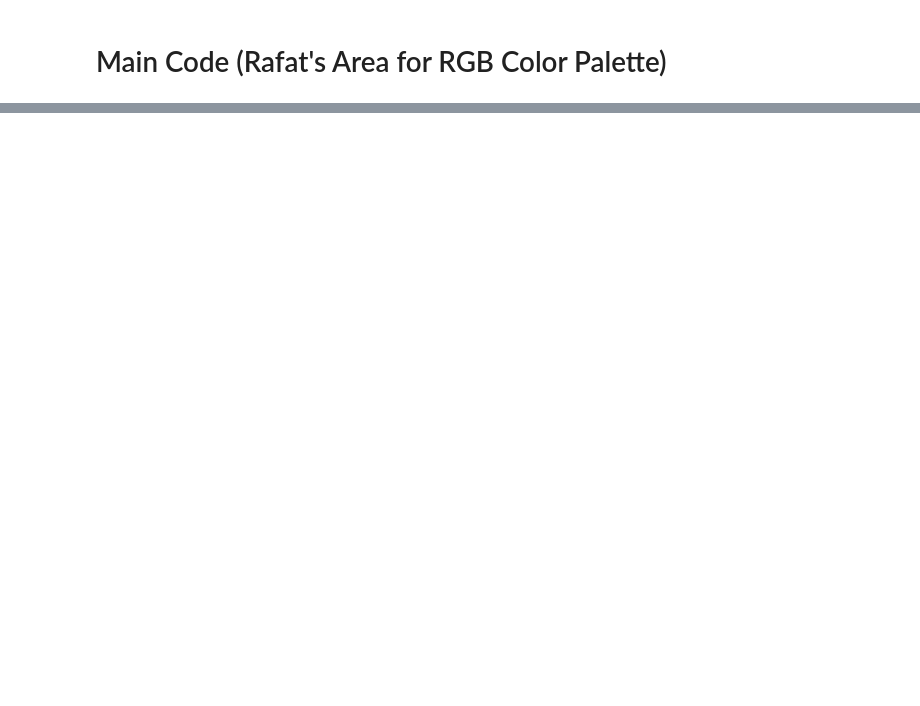
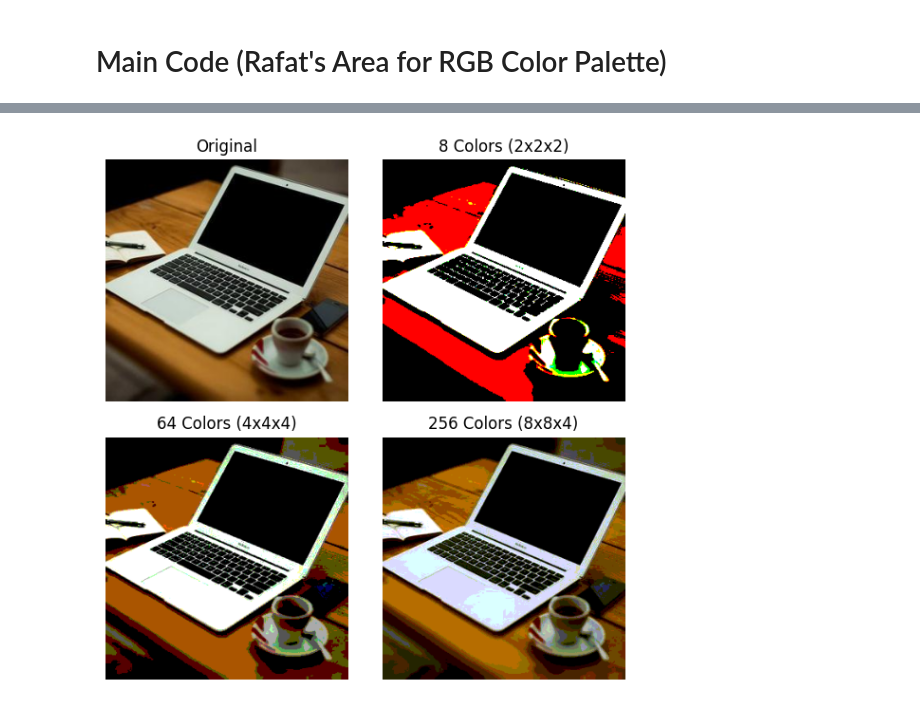
Before and after one commit to rafat-alam/ML, a Jupyter notebook: Color-Palette.ipynb, the cells around one changed output, grey strips where cells are left out. Drawn from its saved outputs; the diff is of its cells as text; code cells hidden in the pictures; blank space fills up the shorter version.

```diff
--- a/Color-Palette.ipynb
+++ b/Color-Palette.ipynb
@@ -271,0 +574,93 @@ Compression: 70.83% reduction
+# %%
+from PIL import Image
+import numpy as np
+import matplotlib.pyplot as plt
+
+# ===== LOAD IMAGE =====
+img = Image.open('img3.jpg').convert('RGB')
+img_np = np.array(img)
+
+h, w, _ = img_np.shape
+
+# ===== FUNCTION =====
+def quantize_rgb(img_np, R_levels, G_levels, B_levels):
+    R = img_np[:, :, 0]
+    G = img_np[:, :, 1]
+    B = img_np[:, :, 2]
+
+    palette_R = np.linspace(0, 255, R_levels, dtype=np.uint8)
+    palette_G = np.linspace(0, 255, G_levels, dtype=np.uint8)
+    palette_B = np.linspace(0, 255, B_levels, dtype=np.uint8)
+
+    step_R = 256 // R_levels
+    step_G = 256 // G_levels
+    step_B = 256 // B_levels
+
+    R_idx = np.clip(R // step_R, 0, R_levels - 1)
+    G_idx = np.clip(G // step_G, 0, G_levels - 1)
+    B_idx = np.clip(B // step_B, 0, B_levels - 1)
+
+    R_q = palette_R[R_idx]
+    G_q = palette_G[G_idx]
+    B_q = palette_B[B_idx]
+
+    quantized = np.stack([R_q, G_q, B_q], axis=2)
+
+    # ===== SIZE CALCULATION =====
+    bits_R = int(np.ceil(np.log2(R_levels)))
+    bits_G = int(np.ceil(np.log2(G_levels)))
+    bits_B = int(np.ceil(np.log2(B_levels)))
+    bits_per_pixel = bits_R + bits_G + bits_B
+
+    index_size_kb = (h * w * bits_per_pixel) / (8 * 1024)
+    palette_size_kb = ((R_levels + G_levels + B_levels) * 8) / (8 * 1024)
+    total_size_kb = index_size_kb + palette_size_kb
+
+    total_colors = R_levels * G_levels * B_levels
+
+    return quantized, total_size_kb, bits_per_pixel, total_colors
+
+
+# ===== ORIGINAL SIZE =====
+original_size_kb = (h * w * 24) / (8 * 1024)
+
+# ===== QUANTIZATION =====
+q8, size8, bpp8, colors8 = quantize_rgb(img_np, 2, 2, 2)
+q64, size64, bpp64, colors64 = quantize_rgb(img_np, 4, 4, 4)
+q256, size256, bpp256, colors256 = quantize_rgb(img_np, 8, 8, 4)
+
+# ===== PLOT =====
+plt.figure(figsize=(6, 6))
+
+plt.subplot(2, 2, 1)
+plt.imshow(img_np)
+plt.title("Original")
+plt.axis('off')
+
+plt.subplot(2, 2, 2)
+plt.imshow(q8)
+plt.title("8 Colors (2x2x2)")
+plt.axis('off')
+
+plt.subplot(2, 2, 3)
+plt.imshow(q64)
+plt.title("64 Colors (4x4x4)")
+plt.axis('off')
+
+plt.subplot(2, 2, 4)
+plt.imshow(q256)
+plt.title("256 Colors (8x8x4)")
+plt.axis('off')
+
+plt.tight_layout()
+plt.show()
+
+# ===== PRINT STATS =====
+print("===== SIZE STATISTICS =====")
+print(f"Original Image Size: {original_size_kb:.2f} KB (24 bits per pixel)\n")
+
+print(f"8 Colors   -> Bits/Pixel: {bpp8}, Colors: {colors8}, Size: {size8:.2f} KB")
+print(f"64 Colors  -> Bits/Pixel: {bpp64}, Colors: {colors64}, Size: {size64:.2f} KB")
+print(f"256 Colors -> Bits/Pixel: {bpp256}, Colors: {colors256}, Size: {size256:.2f} KB")
+# %% [output]
+[figure, added]
```
Also changed, not shown: parts of 17 cells of this notebook.
